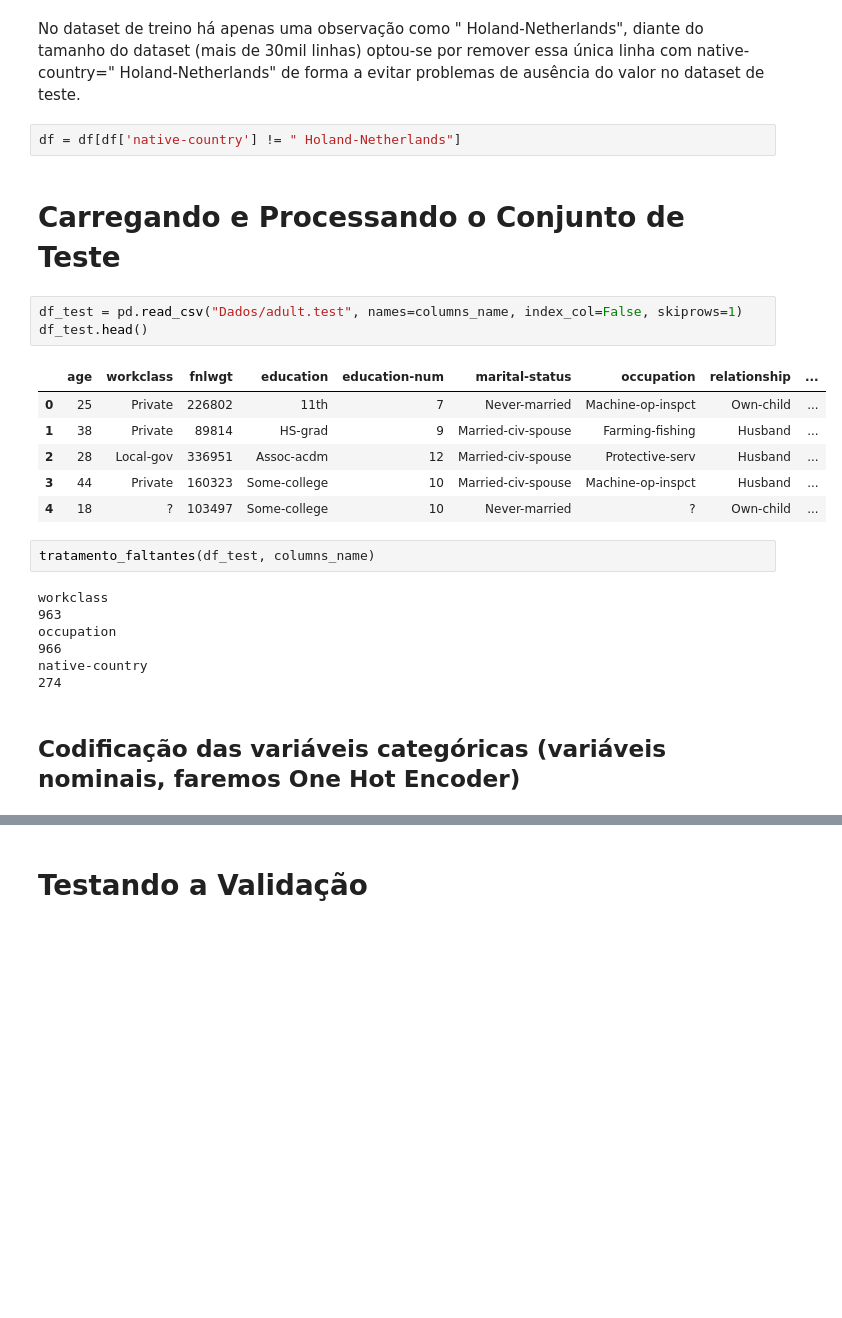
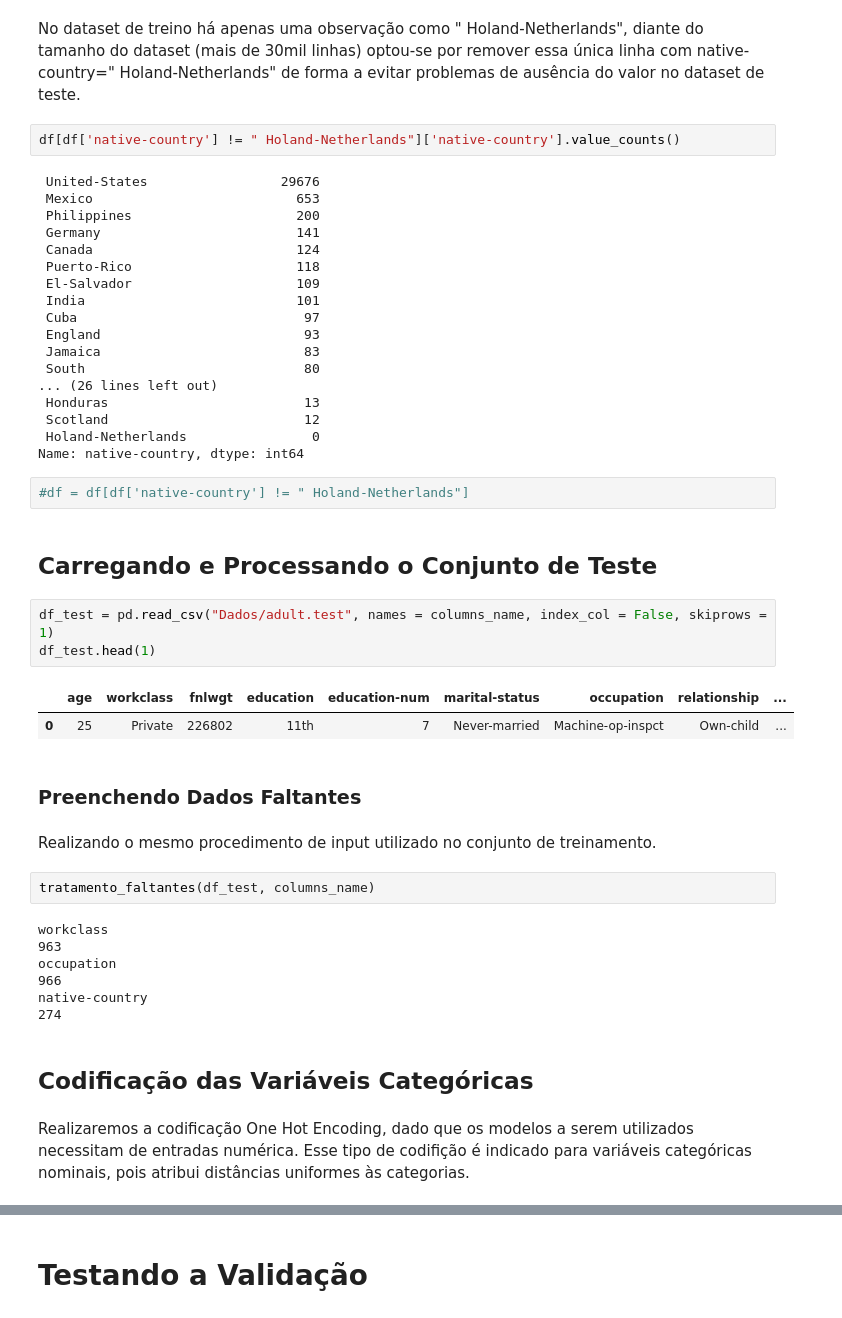
Before and after one commit to mariamaOlive/modelos-preditivos-residencia, a Jupyter notebook: Census.ipynb, the cells around one changed output, grey strips where cells are left out. Cells and saved outputs as stored; diff of their text form; blank space fills up the shorter version.

```diff
--- a/Census.ipynb
+++ b/Census.ipynb
@@ -403,20 +404,40 @@ df['class'].value_counts()
 Name: class, dtype: int64
 # %% [markdown]
 No dataset de treino há apenas uma observação como " Holand-Netherlands", diante do tamanho do dataset (mais de 30mil linhas) optou-se por remover essa única linha com native-country=" Holand-Netherlands" de forma a evitar problemas de ausência do valor no dataset de teste.
+# %%
+df[df['native-country'] != " Holand-Netherlands"]['native-country'].value_counts()
+# %% [output]
+ United-States                 29676
+ Mexico                          653
+ Philippines                     200
+ Germany                         141
+ Canada                          124
+ Puerto-Rico                     118
+ El-Salvador                     109
+ India                           101
+ Cuba                             97
+ England                          93
+ Jamaica                          83
+ South                            80
+... (26 lines left out)
+ Honduras                         13
+ Scotland                         12
+ Holand-Netherlands                0
+Name: native-country, dtype: int64
 # %%
-df = df[df['native-country'] != " Holand-Netherlands"]
+#df = df[df['native-country'] != " Holand-Netherlands"]
 # %% [markdown]
-# Carregando e Processando o Conjunto de Teste
+## Carregando e Processando o Conjunto de Teste
 # %%
-df_test = pd.read_csv("Dados/adult.test", names=columns_name, index_col=False, skiprows=1)
-df_test.head()
+df_test = pd.read_csv("Dados/adult.test", names = columns_name, index_col = False, skiprows = 1)
+df_test.head(1)
 # %% [output]
 |  | age | workclass | fnlwgt | education | education-num | marital-status | occupation | relationship | ... |
 | 0 | 25 | Private | 226802 | 11th | 7 | Never-married | Machine-op-inspct | Own-child | ... |
-| 1 | 38 | Private | 89814 | HS-grad | 9 | Married-civ-spouse | Farming-fishing | Husband | ... |
-| 2 | 28 | Local-gov | 336951 | Assoc-acdm | 12 | Married-civ-spouse | Protective-serv | Husband | ... |
-| 3 | 44 | Private | 160323 | Some-college | 10 | Married-civ-spouse | Machine-op-inspct | Husband | ... |
-| 4 | 18 | ? | 103497 | Some-college | 10 | Never-married | ? | Own-child | ... |
+# %% [markdown]
+### Preenchendo Dados Faltantes
+# %% [markdown]
+Realizando o mesmo procedimento de input utilizado no conjunto de treinamento.
 # %%
 tratamento_faltantes(df_test, columns_name)
 # %% [output]
@@ -426,7 +447,9 @@ occupation
 966
 native-country
 274
-# %% [markdown]
-## Codificação das variáveis categóricas (variáveis nominais, faremos One Hot Encoder)
+# %% [markdown]
+## Codificação das Variáveis Categóricas
+# %% [markdown]
+Realizaremos a codificação One Hot Encoding, dado que os modelos a serem utilizados necessitam de entradas numérica. Esse tipo de codifição é indicado para variáveis categóricas nominais, pois atribui distâncias uniformes às categorias.
 # %%
 def onehot_encoder(df):
```
Also changed, not shown: parts of 18 cells of this notebook.
